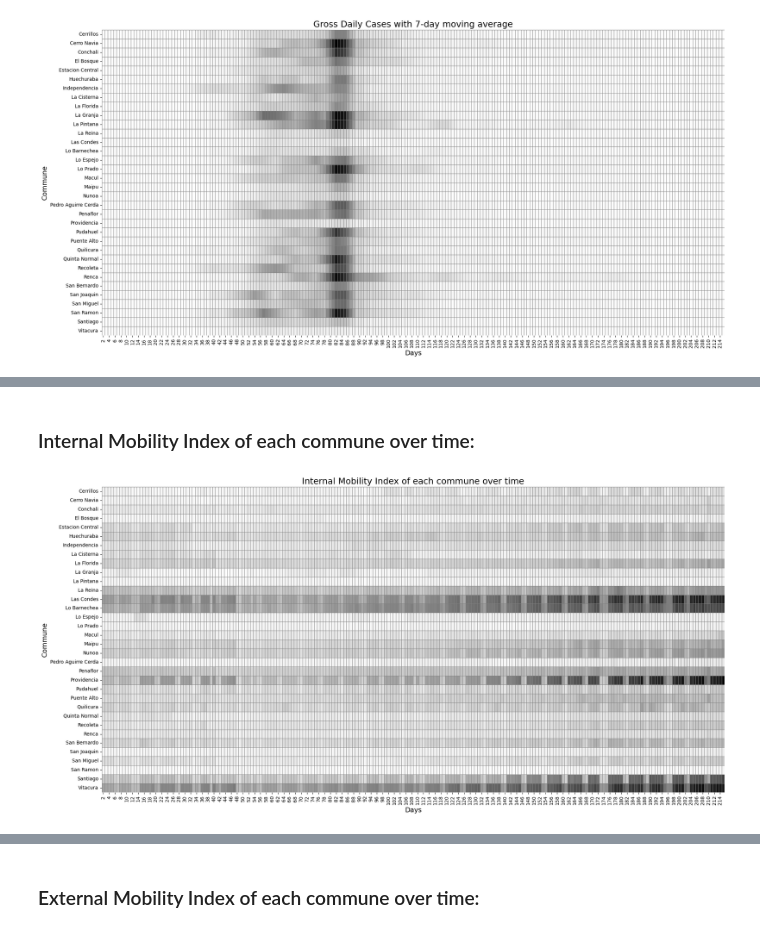
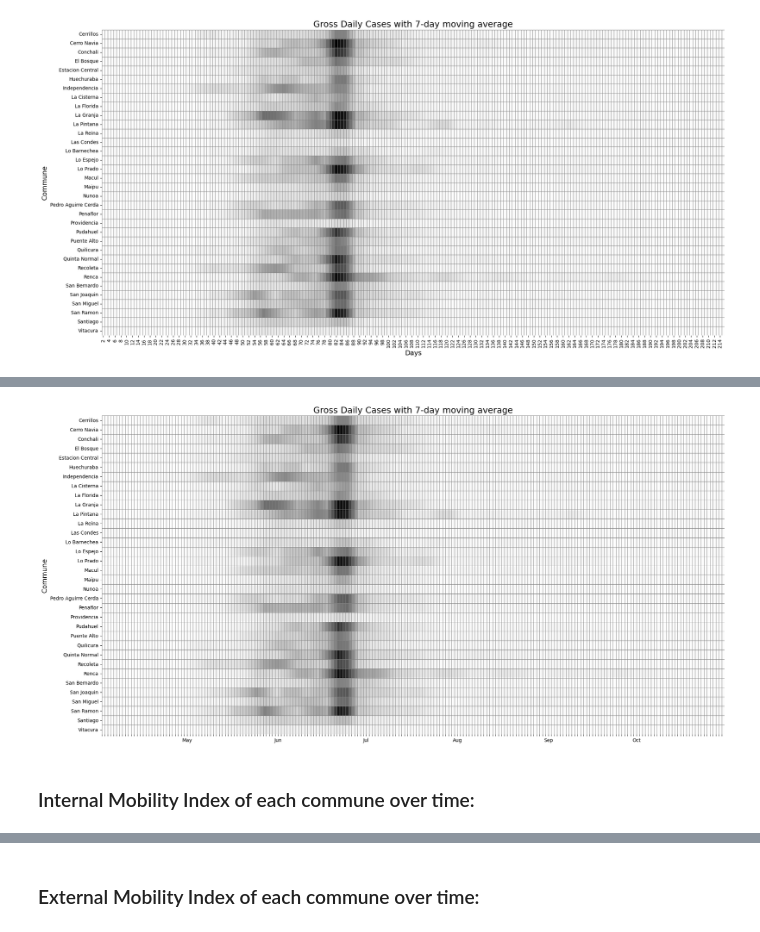
Before and after one commit to lugerlakes/covid-nhmm, a Jupyter notebook: notebooks/nHMM.ipynb, the cells around one changed output, grey strips where cells are left out. Saved outputs shown, nothing was run; the diff lists cells and outputs as text; code cells hidden in the pictures.

```diff
--- a/notebooks/nHMM.ipynb
+++ b/notebooks/nHMM.ipynb
@@ -137,0 +163,2 @@ plt.show()
+# %%
+covid_pivot = covid_data.pivot(index='Commune', columns='Days', values='Gross_Daily_Cases_Mobile_Average_7_Days')
@@ -138,27 +180,42 @@ plt.show()
+# %%
+# Create a mapping of Spanish month abbreviations to English
+month_mapping = {
+    "ene": "Jan", "feb": "Feb", "mar": "Mar", "abr": "Apr",
+    "may": "May", "jun": "Jun", "jul": "Jul", "ago": "Aug",
+    "sept": "Sep", "oct": "Oct", "nov": "Nov", "dic": "Dec"
+}
+# %%
+# Define the minimum and maximum date range
+min_date = pd.Timestamp('2020-03-31')
+max_date = pd.Timestamp('2020-10-30')
+
+# Filter columns to include only dates within the range
+filtered_columns = [col for col in covid_pivot.columns if min_date <= col <= max_date]
+
+fig, ax = plt.subplots(figsize=(20, 10))
+ax = sns.heatmap(
+    covid_pivot[filtered_columns],  # Use only filtered columns for the heatmap
+    cmap='Greys',
+    linewidths=0.5,
+    linecolor='gray',
+    cbar=False,
+    ax=ax
+)
+
+ax.set_xlabel(None)
+ax.set_ylabel("Commune", fontsize=14)
+ax.set_xticks(range(len(filtered_columns)))
+
+ax.set_xticklabels(
+    [month_mapping[date.strftime('%b').strip('.')] if date.day == 1 else '' for date in filtered_columns],
+    rotation=0, fontsize=10
+)
+
+
+plt.title('Gross Daily Cases with 7-day moving average', fontsize=18)
+plt.tight_layout()
+plt.show()
+# %% [output]
+[figure, added]
 # %% [markdown]
 ### Internal Mobility Index of each commune over time:
-# %%
-covid_pivot = covid_data.pivot(index='Commune', columns='Days', values='Internal_Mobility_Index')
-
-# Crear el heatmap sin la barra de color (cbar=False)
-plt.figure(figsize=(20, 10))
-sns.heatmap(
-    covid_pivot,
-    cmap='Greys',  # Usar los colores personalizados
-    linewidths=0.5,
-    linecolor='gray',
-    cbar=False  # Desactivar la barra de color
-)
-
-# Títulos y etiquetas
-plt.title('Internal Mobility Index of each commune over time', fontsize=18)
-plt.xlabel('Days', fontsize=14)
-plt.ylabel('Commune', fontsize=14)
-
-# Ajustar el espaciado para evitar bordes innecesarios
-plt.tight_layout()
-
-# Mostrar el gráfico
-plt.show()
-# %% [output]
-[figure, removed]
```
Also changed, not shown: parts of 30 cells of this notebook.
